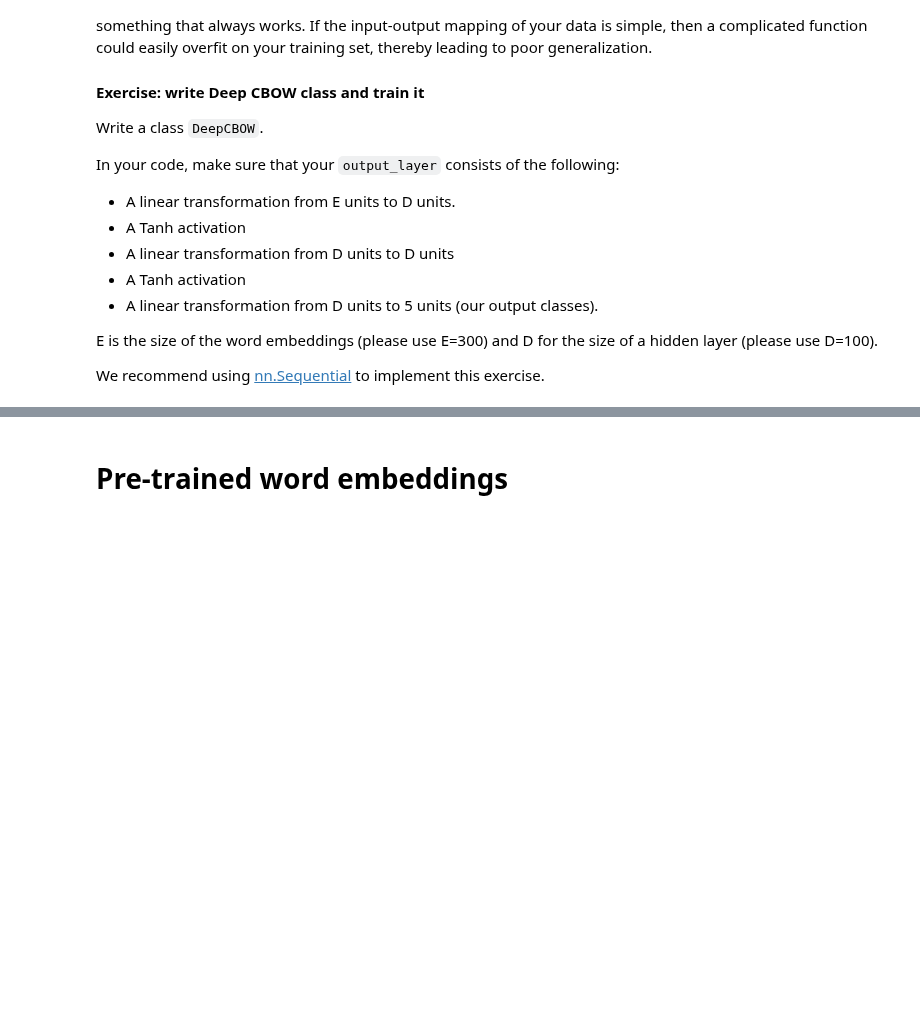
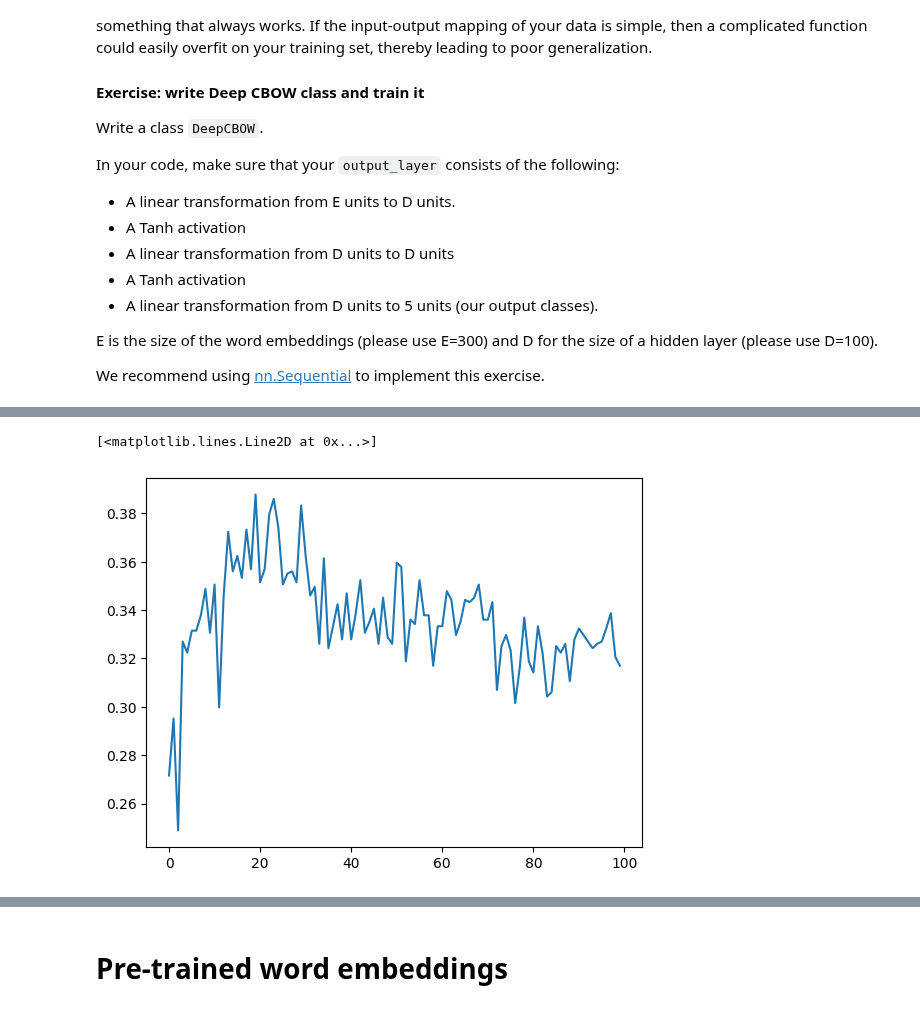
Before and after one commit to meherc99/nlp1-practicals, a Jupyter notebook: NLP1_2024_Practical_2.ipynb, the cells around one changed output, grey strips where cells are left out. Cells and saved outputs as stored; diff of their text form; code cells hidden in the pictures; blank space fills up the shorter version.

Commit message:
Deep CBOW

```diff
--- a/NLP1_2024_Practical_2.ipynb
+++ b/NLP1_2024_Practical_2.ipynb
@@ -813,0 +809,40 @@ We recommend using [nn.Sequential](https://pytorch.org/docs/stable/nn.html?highl
+# %%
+# YOUR CODE HERE
+class DeepCBOW(nn.Module):
+
+  def __init__(self, vocab_size, vocab, embedding_dim=300, hidden_dim=100, n_class=5):
+    super(DeepCBOW, self).__init__()
+
+    self.vocab = vocab
+
+    self.embedding = nn.Embedding(vocab_size, embedding_dim)
+
+    # Use nn.Sequential to construct a deep neural network
+    self.output_layer = nn.Sequential(
+        nn.Linear(embedding_dim, hidden_dim), # E to D units
+        nn.Tanh(),
+        nn.Linear(hidden_dim, hidden_dim), # D to D units
+        nn.Tanh(),
+        nn.Linear(hidden_dim, n_class) # D to 5 units (output classes)
+    )
+
+  def forward(self, inputs):
+    x = self.embedding(inputs)
+    # Aggregate the embeddings from the sequence
+    x = x.sum(dim=1)
+    out = self.output_layer(x)
+
+    return out
+# %%
+
+E = 300
+D = 100
+deep_cbow_model = DeepCBOW(len(v.w2i), vocab=v, embedding_dim=E, hidden_dim=D, n_class=5)
+print(deep_cbow_model)
+
+deep_cbow_model = deep_cbow_model.to(device)
+
+optimizer = optim.Adam(deep_cbow_model.parameters(), lr=0.0005)
+deep_cbow_losses, deep_cbow_accuracies = train_model(
+    deep_cbow_model, optimizer, num_iterations=100000,
+    print_every=1000, eval_every=1000)
@@ -813,0 +868,6 @@ We recommend using [nn.Sequential](https://pytorch.org/docs/stable/nn.html?highl
+# %%
+# This will plot the validation accuracies across time.
+plt.plot(deep_cbow_accuracies)
+# %% [output]
+[<matplotlib.lines.Line2D at 0x...>]
+[figure, added]
```
Also changed, not shown: parts of 29 cells of this notebook.
